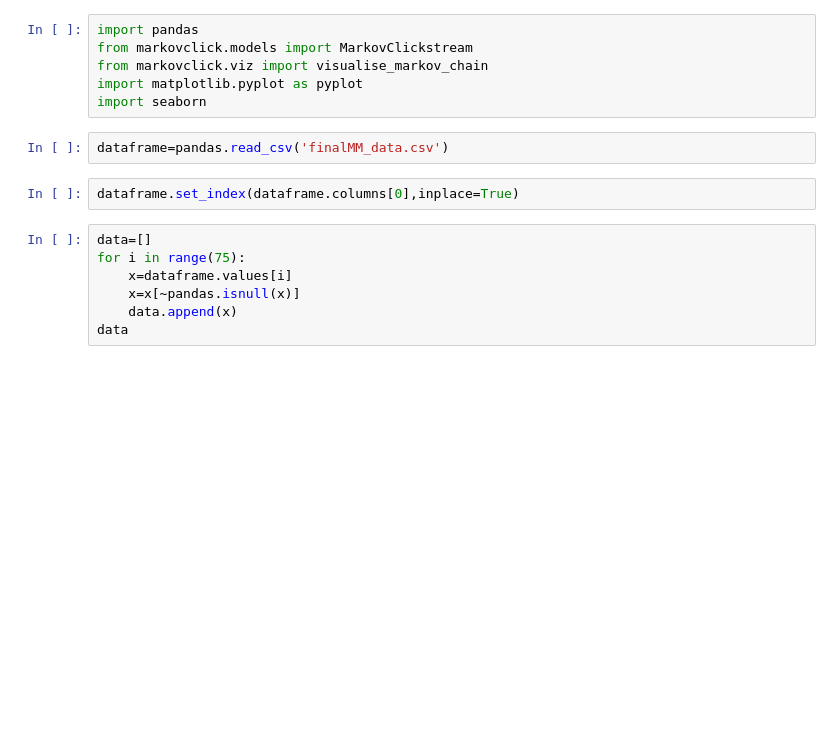
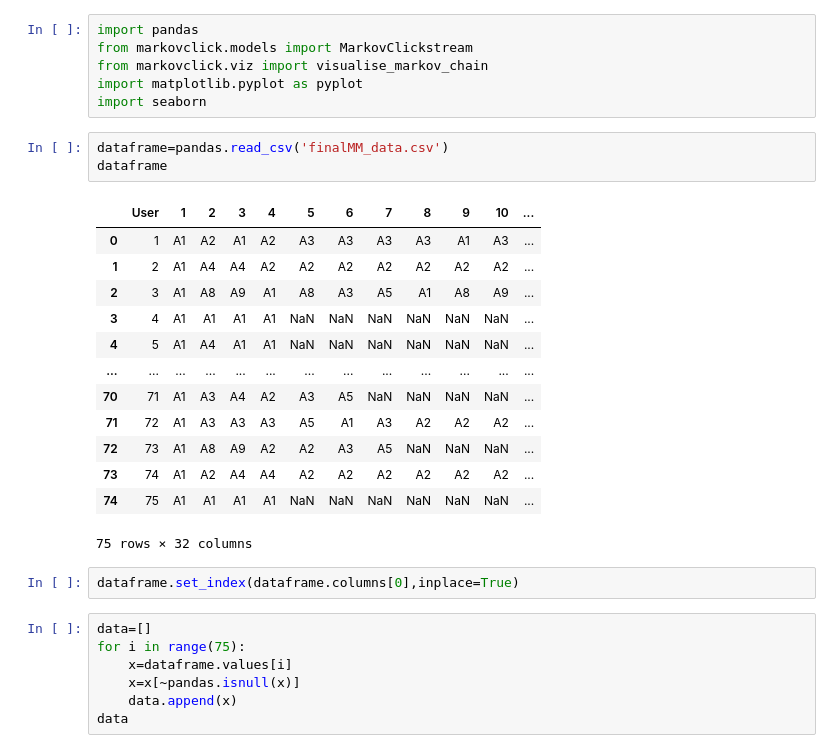
Before and after one commit to KartheeshReddy/Analyse-User-Behaviour-Optimise-the-User-Workflow-Using-a-Machine-Learning-Algorithm, a Jupyter notebook: MMpython.ipynb, the cells around one changed output. Drawn from its saved outputs; the diff is of its cells as text; blank space fills up the shorter version.

```diff
--- a/MMpython.ipynb
+++ b/MMpython.ipynb
@@ -13,6 +6,21 @@ import matplotlib.pyplot as pyplot
 import seaborn
 # %%
 dataframe=pandas.read_csv('finalMM_data.csv')
+dataframe
+# %% [output]
+|  | User | 1 | 2 | 3 | 4 | 5 | 6 | 7 | 8 | 9 | 10 | ... |
+| 0 | 1 | A1 | A2 | A1 | A2 | A3 | A3 | A3 | A3 | A1 | A3 | ... |
+| 1 | 2 | A1 | A4 | A4 | A2 | A2 | A2 | A2 | A2 | A2 | A2 | ... |
+| 2 | 3 | A1 | A8 | A9 | A1 | A8 | A3 | A5 | A1 | A8 | A9 | ... |
+| 3 | 4 | A1 | A1 | A1 | A1 | NaN | NaN | NaN | NaN | NaN | NaN | ... |
+| 4 | 5 | A1 | A4 | A1 | A1 | NaN | NaN | NaN | NaN | NaN | NaN | ... |
+| ... | ... | ... | ... | ... | ... | ... | ... | ... | ... | ... | ... | ... |
+| 70 | 71 | A1 | A3 | A4 | A2 | A3 | A5 | NaN | NaN | NaN | NaN | ... |
+| 71 | 72 | A1 | A3 | A3 | A3 | A5 | A1 | A3 | A2 | A2 | A2 | ... |
+| 72 | 73 | A1 | A8 | A9 | A2 | A2 | A3 | A5 | NaN | NaN | NaN | ... |
+| 73 | 74 | A1 | A2 | A4 | A4 | A2 | A2 | A2 | A2 | A2 | A2 | ... |
+| 74 | 75 | A1 | A1 | A1 | A1 | NaN | NaN | NaN | NaN | NaN | NaN | ... |
+75 rows × 32 columns
 # %%
 dataframe.set_index(dataframe.columns[0],inplace=True)
 # %%
```
Also changed, not shown: parts of 1 cell of this notebook.
